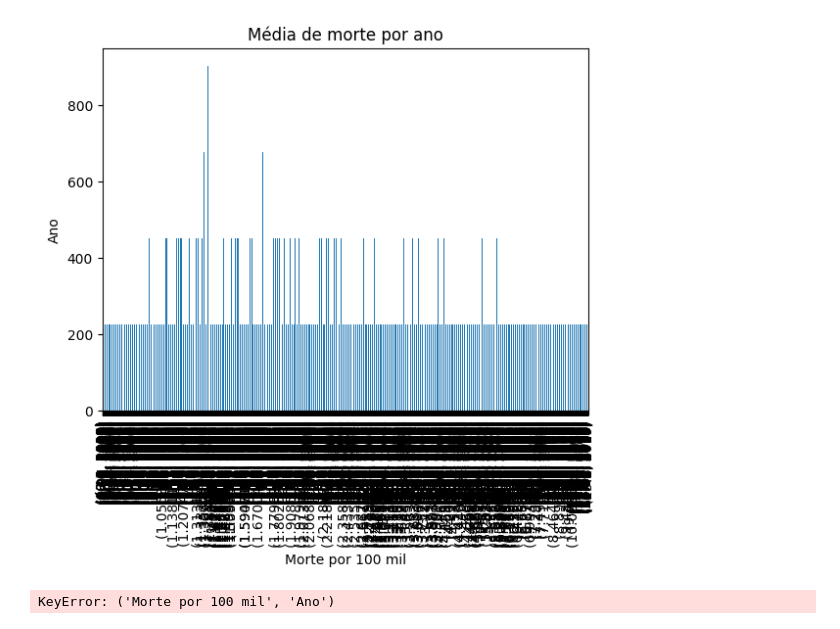
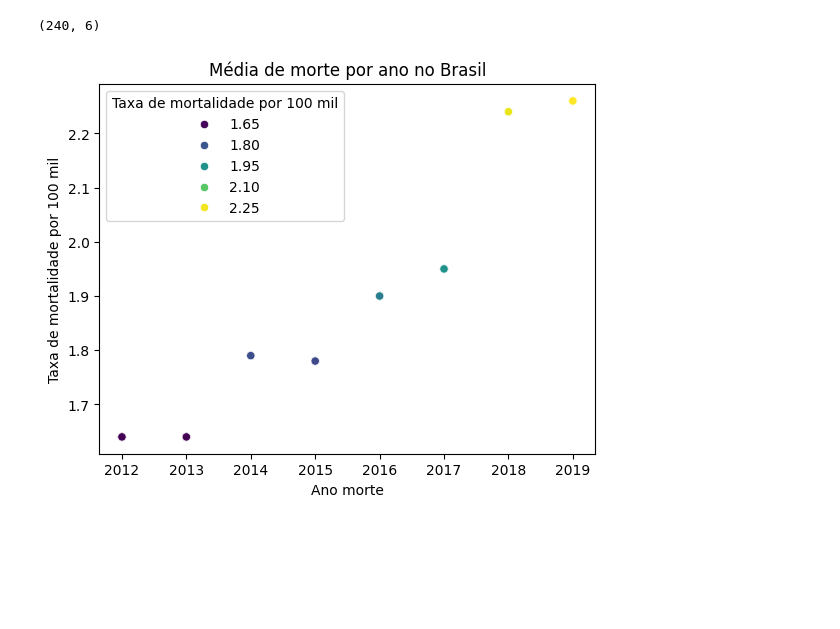
Before and after one commit to louicosta/Parksonianos, a Jupyter notebook: final/analise_parkinson.ipynb, the cells around one changed output. Drawn from its saved outputs; the diff is of its cells as text; code cells hidden in the pictures; blank space fills up the shorter version.

```diff
--- a/final/analise_parkinson.ipynb
+++ b/final/analise_parkinson.ipynb
@@ -92,18 +108,0 @@ df_final
-# %%
-# Supondo que você quer contar a frequência das combinações únicas de 'Morte por 100 mil' e 'Ano'
-count_type = df_final.groupby(['Morte por 100 mil', 'Ano']).size()
-count_type.plot(kind='bar')
-plt.title('Média de morte por ano')
-plt.xlabel('Morte por 100 mil')
-plt.ylabel('Ano')
-plt.show()
-# %% [output]
-[figure, removed]
-# %%
-count_type = df_final['Morte por 100 mil', 'Ano'].value_counts()
-count_type.plot(kind='bar')
-plt.title('Valor gasto por método de pagamento')
-plt.xlabel('Método de pagamento')
-plt.ylabel('Valor')
-# %% [output]
-KeyError: ('Morte por 100 mil', 'Ano')
@@ -109,0 +111,15 @@ KeyError: ('Morte por 100 mil', 'Ano')
+# %%
+# Filtrando os dados para que mostre apenas o país Brasil e anos a partir de 2012
+
+df_filtered = df_final[(df_final['Ano morte'] > 2011) & (df_final['País'] == 'Brazil')]
+df_filtered.shape
+# %% [output]
+(240, 6)
+# %%
+sns.scatterplot(x='Ano morte', y='Taxa de mortalidade por 100 mil', data=df_filtered, hue='Taxa de mortalidade por 100 mil', palette='viridis')
+plt.title('Média de morte por ano no Brasil')
+plt.xlabel('Ano morte')
+plt.ylabel('Taxa de mortalidade por 100 mil')
+plt.show()
+# %% [output]
+[figure, added]
```
Also changed, not shown: parts of 13 cells of this notebook, 5 other files.
